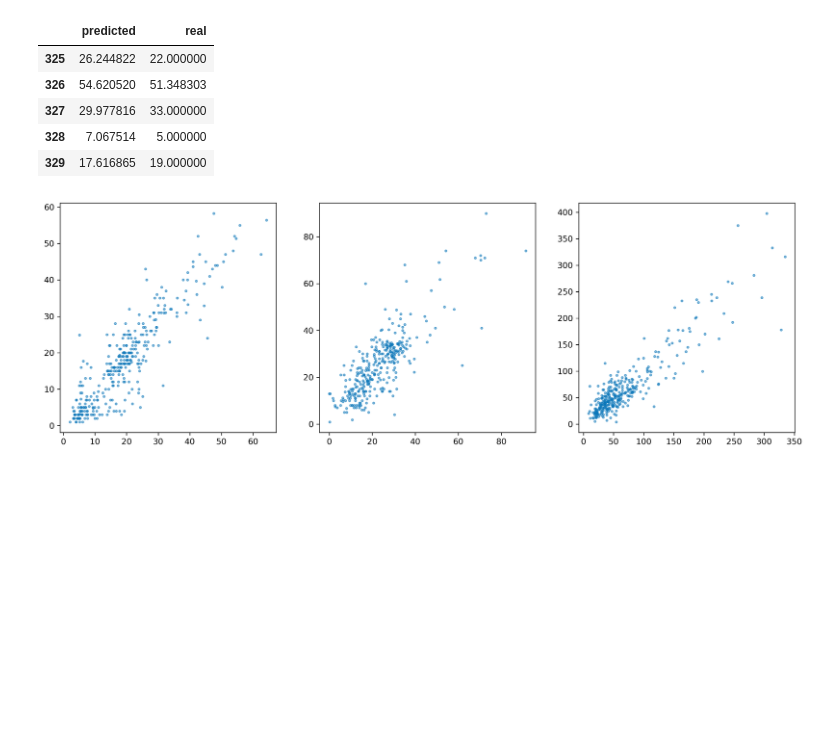
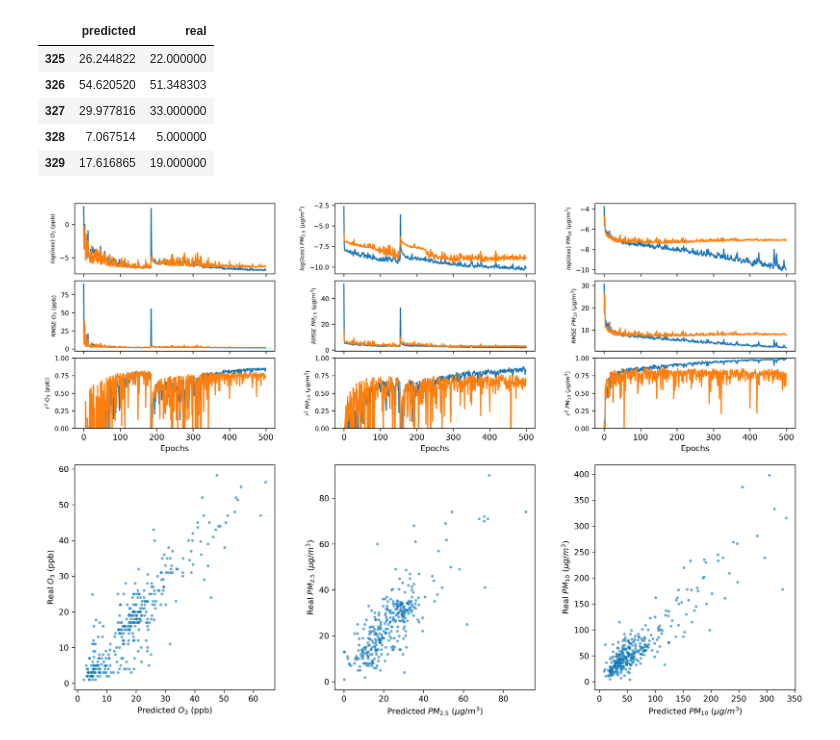
Before and after one commit to gucoloradoc/AQF, a Jupyter notebook: notebooks/Neural_networks_visualizations.ipynb, the cells around one changed output. Drawn from its saved outputs; the diff is of its cells as text; code cells hidden in the pictures; blank space fills up the shorter version.

Commit message:
Modified visualizations for ANN outputs

```diff
--- a/notebooks/Neural_networks_visualizations.ipynb
+++ b/notebooks/Neural_networks_visualizations.ipynb
@@ -19,6 +19,7 @@ train_pm25df=pd.read_csv('../data/Monterrey/processed/Train_val_loss_acc_PM25.cs
 train_pm10df=pd.read_csv('../data/Monterrey/processed/Train_val_loss_acc_PM10.csv')
 
 polutant_names=['Ozone', 'PM2.5', 'PM10']
+polu_labels=['$O_{3}$ (ppb)','$PM_{2.5}\ (\mu g/m^3)$','$PM_{10}\ (\mu g/m^3)$']
 testmetrics=[test_o3df,test_pm25df,test_pm10df]
 trainmetrics=[train_o3df,train_pm25df,train_pm10df]
 # %%
@@ -43,20 +44,51 @@ testmetrics[0].tail()
 import matplotlib
 import matplotlib.pyplot as plt
 import matplotlib.gridspec as gridspec
-# %%
-gridfig = plt.figure(figsize=(16,9), dpi=300)
-traingrid = gridfig.add_gridspec(nrows=1, ncols=3, top=0.98, bottom=0.55)
-testgrid = gridfig.add_gridspec(nrows=1, ncols=3, top= 0.48, bottom=0.05, hspace=0)
-
-testsub=list()
-trainsub=list()
-
-for i,pol in enumerate(testmetrics):
-    #Test plots
-    testsub.append(gridfig.add_subplot(testgrid[i]))
-    testsub[i].plot(pol['predicted'], pol['real'],**{'ls':'', 'marker':'.', 'ms':5, 'mec':'#0277BD', 'alpha':0.5})
-
-    #Train metrics
-    trainsub.append(gridfig.add_subplot(testgrid[i]))
-# %% [output]
-[figure, removed]
+# %%
+gridfig = plt.figure(figsize=(16,9), dpi=300)
+traingrid = gridfig.add_gridspec(nrows=1, ncols=3, top=0.98, bottom=0.55, wspace=0.3)
+testgrid = gridfig.add_gridspec(nrows=1, ncols=3, top= 0.48, bottom=0.05, hspace=0, wspace=0.3)
+
+testsub=list()
+trainsub=list()
+
+for i,pol in enumerate(testmetrics):
+
+    #Train metrics
+    for j in range(3):
+        inner_grid = gridspec.GridSpecFromSubplotSpec(3,1,subplot_spec=traingrid[i], hspace=0.1)
+        trainsub.append(list())
+        trainsub[i].append(gridfig.add_subplot(inner_grid[j]))
+        if j!=2:
+            trainsub[i][j].set_xticklabels([])
+
+
+    #Loss
+    trainsub[i][0].plot(trainmetrics[i]['epochs'],np.log(trainmetrics[i]['t_loss']))
+    trainsub[i][0].plot(trainmetrics[i]['epochs'],np.log(trainmetrics[i]['val_loss']))
+    trainsub[i][0].set_ylabel('$log(loss)$ '+polu_labels[i], **{'size':7})
+
+    #RMSE
+    trainsub[i][1].plot(trainmetrics[i]['epochs'],trainmetrics[i]['t_rmse'])
+    trainsub[i][1].plot(trainmetrics[i]['epochs'],trainmetrics[i]['val_rmse'])
+    trainsub[i][1].set_ylabel('$RMSE$ '+polu_labels[i], **{'size':7})
+
+    #r2
+    trainsub[i][2].plot(trainmetrics[i]['epochs'],trainmetrics[i]['t_r2'])
+    trainsub[i][2].plot(trainmetrics[i]['epochs'],trainmetrics[i]['val_r2'])
+    trainsub[i][2].set_xlabel('Epochs')
+    trainsub[i][2].set_ylabel('$r^2$ '+polu_labels[i], **{'size':7})
+    trainsub[i][2].set_ylim([0,1])
+
+    plt.draw()
+    for j in range(3):
+        #print(trainsub[i][j].get_yticklabels()[2])
+        trainsub[i][j].set_yticklabels(trainsub[i][j].get_yticklabels(), **{'size':8})
+
+    #Test plots
+    testsub.append(gridfig.add_subplot(testgrid[i]))
+    testsub[i].plot(pol['predicted'], pol['real'],**{'ls':'', 'marker':'.', 'ms':5, 'mec':'#0277BD', 'alpha':0.5})
+    testsub[i].set_xlabel('Predicted '+ polu_labels[i])
+    testsub[i].set_ylabel('Real '+ polu_labels[i])
+# %% [output]
+[figure, added]
```
